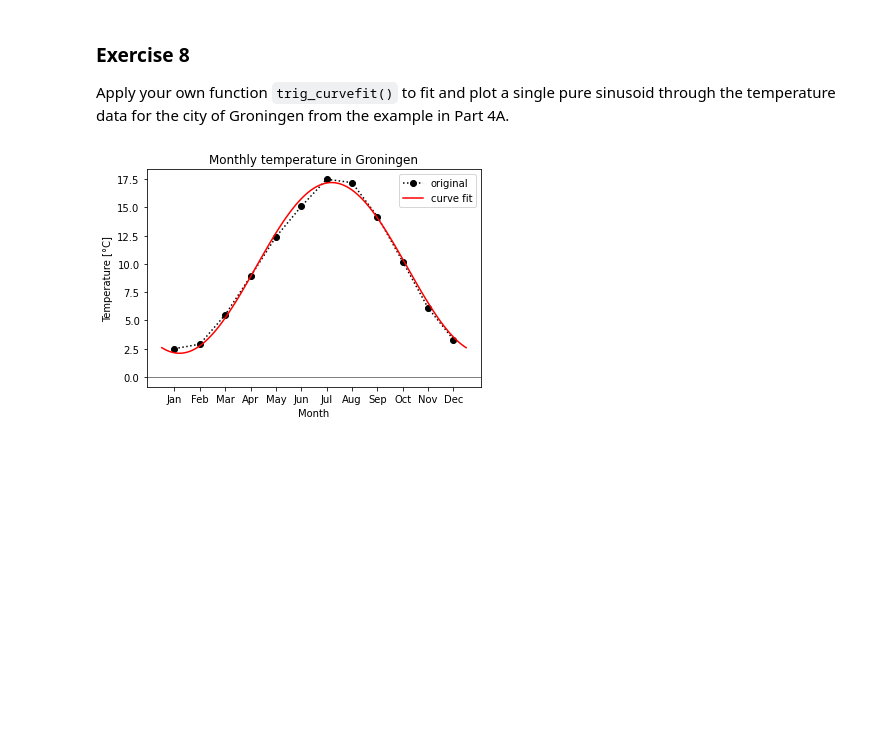
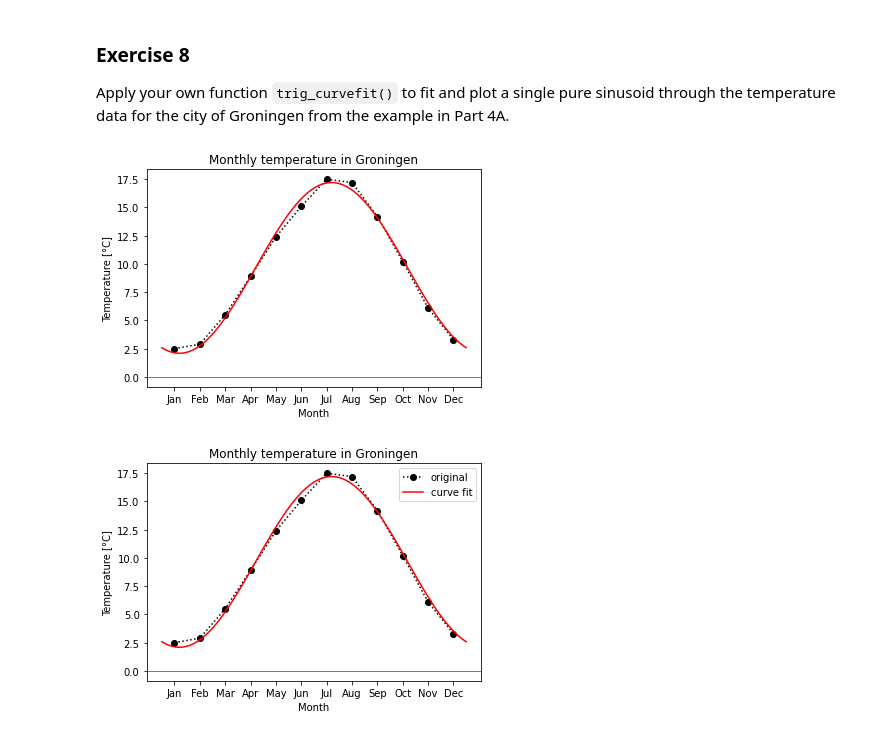
Before and after one commit to ddlatumalea/signal_analysis, a Jupyter notebook: DS1 SignAnal - Lesson 4 (v2021).ipynb, the cells around one changed output. Drawn from its saved outputs; the diff is of its cells as text; code cells hidden in the pictures; blank space fills up the shorter version.

```diff
--- a/DS1 SignAnal - Lesson 4 (v2021).ipynb
+++ b/DS1 SignAnal - Lesson 4 (v2021).ipynb
@@ -659,3 +674,21 @@ This can also be expressed using an amplitude $A=\sqrt{2^2+\left(2\sqrt{3}\right
 $$
 y(x) = -1 + 4 \cos\left(\frac{1}{6}\pi x - \frac{\pi}{3} \right)
 $$
+# %%
+a = np.linalg.solve(M, v)
+
+a0 = a[0]
+a1 = a[1]
+a2 = a[2]
+
+A = np.sqrt(a1**2 + a2**2)
+phi = np.arctan2(a2, a1)
+
+print('Y: {}'.format(a0))
+print('A: {}'.format(A))
+print('phi: {}'.format(phi))
+
+x = 2
+y = a0 + A * np.cos(1/6*np.pi*x - phi)
+
+print('y({}) = {}'.format(x, y))
@@ -693,6 +777,32 @@ def trig_curvefit(xi, yi, x, period):
 ### Exercise 8
 
 Apply your own function `trig_curvefit()` to fit and plot a single pure sinusoid through the temperature data for the city of Groningen from the example in Part 4A.
+# %%
+from calendar import month_abbr
+months = [month_abbr[i + 1] for i in range(12)]
+temps = np.array([2.5,  2.9,  5.5,  8.9,  12.4, 15.1,
+                  17.5, 17.2, 14.2, 10.2, 6.1,  3.3])
+
+xi = np.arange(12)
+yi = temps
+
+x = np.linspace(-0.5, 11.5, 121)
+
+# one cycle is 12, thus f = 1/12
+f = 1/12
+
+y = trig_curvefit(xi, yi, x, f)
+
+
+plt.axhline(0.0, color='k', lw=0.5)
+plt.plot(temps, 'o:k')
+plt.plot(x, y, '-', color='red')
+plt.xlabel('Month'); plt.ylabel('Temperature [°C]')
+plt.title('Monthly temperature in Groningen')
+plt.xticks(range(12), months)
+plt.show()
+# %% [output]
+[figure, added]
 # %%
 # %% [output]
 [figure]
```
Also changed, not shown: parts of 6 cells of this notebook.
